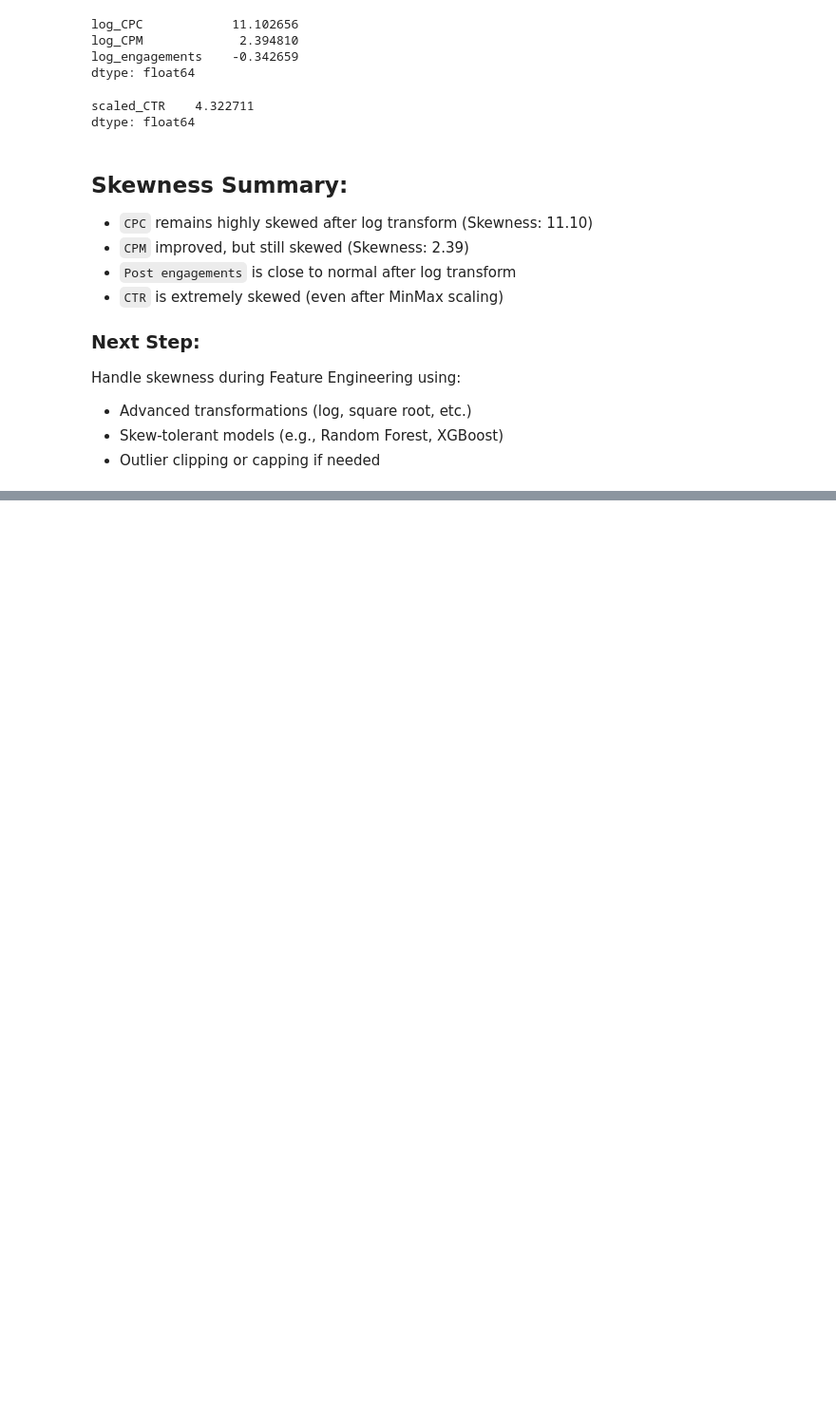
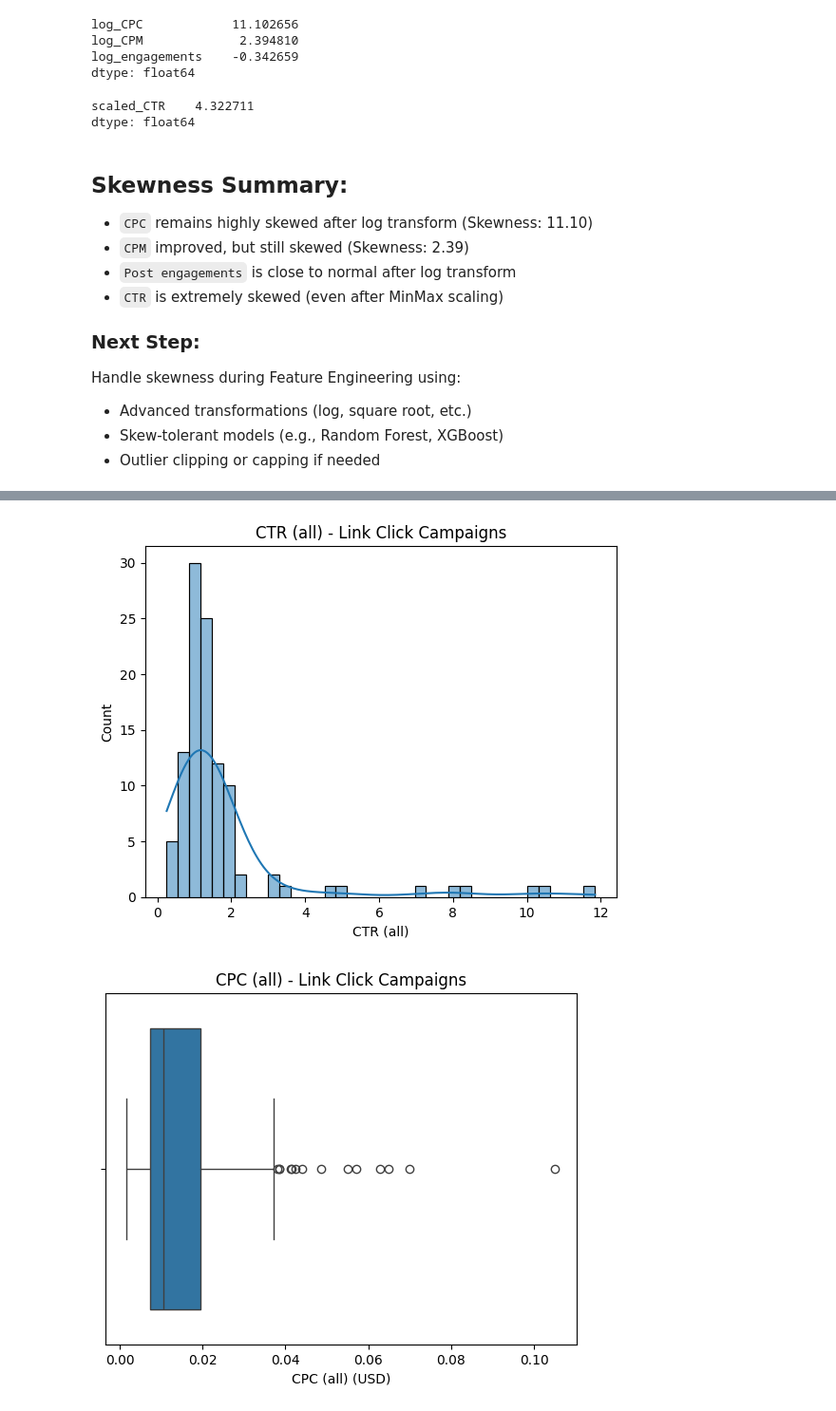
Before and after one commit to ghassantaleb/orange-tunisie-branding-analytics, a Jupyter notebook: notebooks/eda.ipynb, the cells around one changed output, grey strips where cells are left out. Shown at 95% size. Drawn from its saved outputs; the diff is of its cells as text; code cells hidden in the pictures; blank space fills up the shorter version.

Commit message:
EDA performed across all objectives and campaign types

```diff
--- a/notebooks/eda.ipynb
+++ b/notebooks/eda.ipynb
@@ -140,0 +168,3 @@ Handle skewness during Feature Engineering using:
+# %%
+# Filter only traffic campaigns (result = link click)
+traffic_df = df[df['Result indicator'] == 'actions:link_click']
@@ -140,0 +192,16 @@ Handle skewness during Feature Engineering using:
+# %%
+import seaborn as sns
+import matplotlib.pyplot as plt
+
+# Histogram - CTR
+sns.histplot(traffic_df['CTR (all)'], kde=True)
+plt.title("CTR (all) - Link Click Campaigns")
+plt.show()
+
+# Boxplot - CPC
+sns.boxplot(x=traffic_df['CPC (all) (USD)'])
+plt.title("CPC (all) - Link Click Campaigns")
+plt.show()
+# %% [output]
+[figure, added]
+[figure, added]
```
Also changed, not shown: parts of 54 cells of this notebook.
